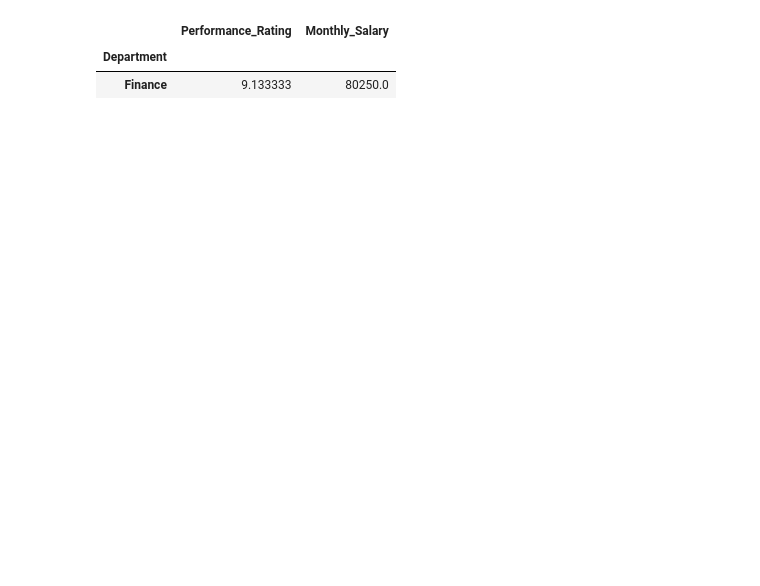
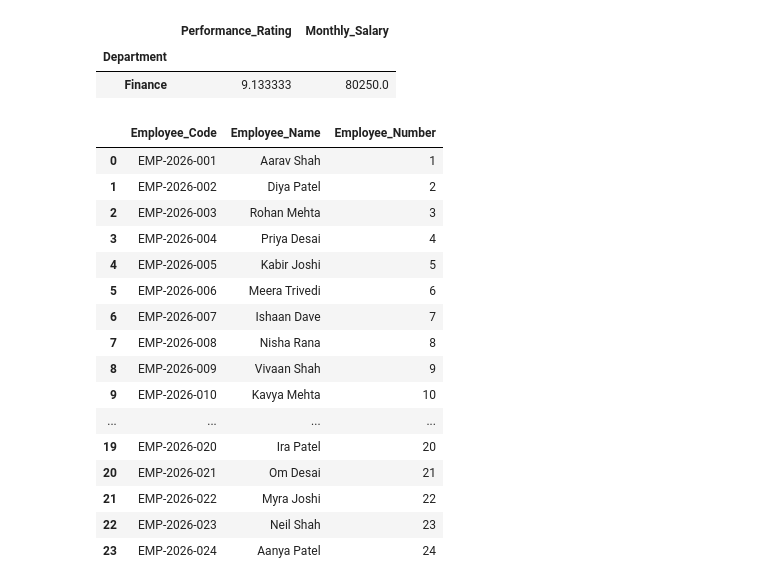
Before and after one commit to pavanajugiya/ds_programs, a Jupyter notebook: DS_21_9_case_study_3_workforce_raw.ipynb, the cells around one changed output. Cells and saved outputs as stored; diff of their text form; code cells hidden in the pictures; blank space fills up the shorter version.

```diff
--- a/DS_21_9_case_study_3_workforce_raw.ipynb
+++ b/DS_21_9_case_study_3_workforce_raw.ipynb
@@ -97,3 +97,25 @@ av.sort_values(by="Monthly_Salary",ascending=False).head(1)
 |  | Performance_Rating | Monthly_Salary |
 | Department |  |  |
 | Finance | 9.133333 | 80250.0 |
+# %%
+work_clean["Employee_Name"] = work_clean["Employee_Name"].str.title().str.strip()
+work_clean["Employee_Number"] = (work_clean["Employee_Code"].str.extract(r"(\d+)$")[0].astype(int))
+work_clean[["Employee_Code", "Employee_Name", "Employee_Number"]]
+# %% [output]
+|  | Employee_Code | Employee_Name | Employee_Number |
+| 0 | EMP-2026-001 | Aarav Shah | 1 |
+| 1 | EMP-2026-002 | Diya Patel | 2 |
+| 2 | EMP-2026-003 | Rohan Mehta | 3 |
+| 3 | EMP-2026-004 | Priya Desai | 4 |
+| 4 | EMP-2026-005 | Kabir Joshi | 5 |
+| 5 | EMP-2026-006 | Meera Trivedi | 6 |
+| 6 | EMP-2026-007 | Ishaan Dave | 7 |
+| 7 | EMP-2026-008 | Nisha Rana | 8 |
+| 8 | EMP-2026-009 | Vivaan Shah | 9 |
+| 9 | EMP-2026-010 | Kavya Mehta | 10 |
+| ... | ... | ... | ... |
+| 19 | EMP-2026-020 | Ira Patel | 20 |
+| 20 | EMP-2026-021 | Om Desai | 21 |
+| 21 | EMP-2026-022 | Myra Joshi | 22 |
+| 22 | EMP-2026-023 | Neil Shah | 23 |
+| 23 | EMP-2026-024 | Aanya Patel | 24 |
```
Also changed, not shown: parts of 6 cells of this notebook.
